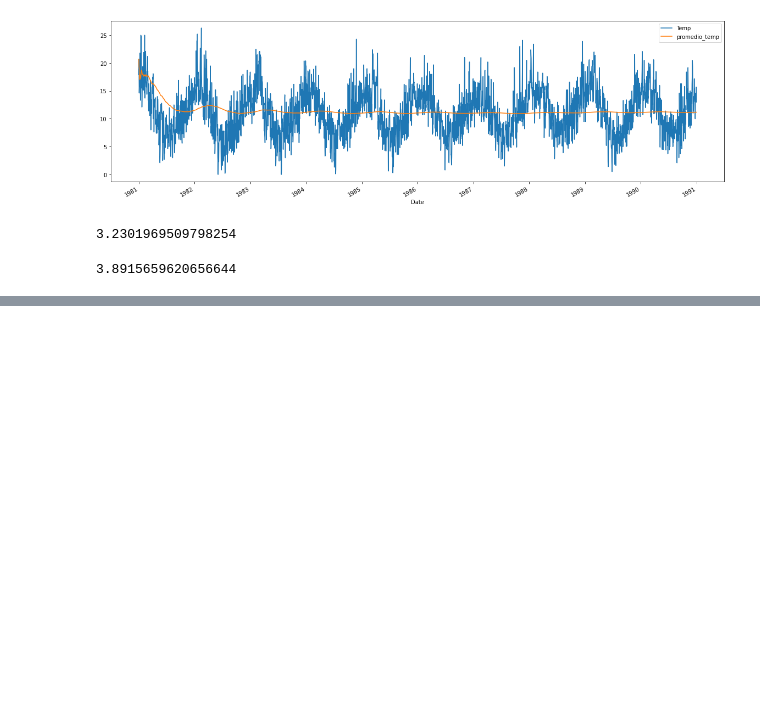
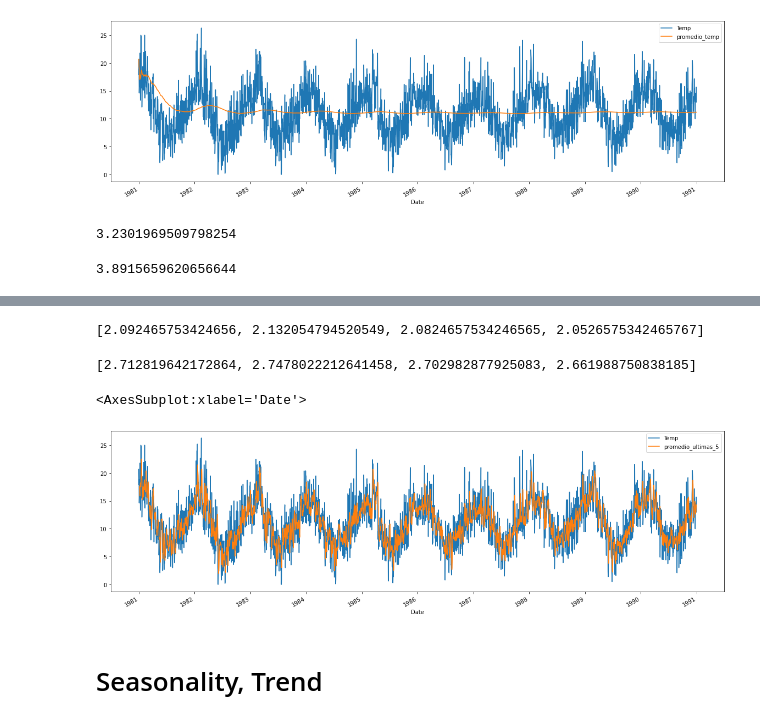
Before and after one commit to Ladivcr/Neural-network-class, a Jupyter notebook: RN2/Time_Series/TimeSeries_1.ipynb, the cells around one changed output, grey strips where cells are left out. Cells and saved outputs as stored; diff of their text form; code cells hidden in the pictures; blank space fills up the shorter version.

```diff
--- a/RN2/Time_Series/TimeSeries_1.ipynb
+++ b/RN2/Time_Series/TimeSeries_1.ipynb
@@ -468,0 +491,8 @@ error_rmse(df, 'promedio_temp', 'Temp', 3285)
+# %%
+df['promedio_ultimas_2'] = df['Temp'].rolling(2).mean().shift(1)
+df['promedio_ultimas_3'] = df['Temp'].rolling(3).mean().shift(1)
+df['promedio_ultimas_4'] = df['Temp'].rolling(4).mean().shift(1)
+df['promedio_ultimas_5'] = df['Temp'].rolling(5).mean().shift(1)
+df['promedio_ultimas_50'] = df['Temp'].rolling(50).mean().shift(1)
+# Rolling es parecida a expanding, solo que en rolling tú le dices
+# hasta cual llegar
@@ -468,0 +516,15 @@ error_rmse(df, 'promedio_temp', 'Temp', 3285)
+# %%
+[error_l1(df, 'Temp', f'promedio_ultimas_{i}', 3285) for i in range(2, 6)]
+# %% [output]
+[2.092465753424656, 2.132054794520549, 2.0824657534246565, 2.0526575342465767]
+# %%
+[error_rmse(df, 'Temp', f'promedio_ultimas_{i}', 3285) for i in range(2, 6)]
+# %% [output]
+[2.712819642172864, 2.7478022212641458, 2.702982877925083, 2.661988750838185]
+# %%
+df[['Temp', 'promedio_ultimas_5']].plot.line(figsize=(20,6))
+# %% [output]
+<AxesSubplot:xlabel='Date'>
+[figure, added]
+# %% [markdown]
+# Seasonality, Trend
```
Also changed, not shown: parts of 4 cells of this notebook.
